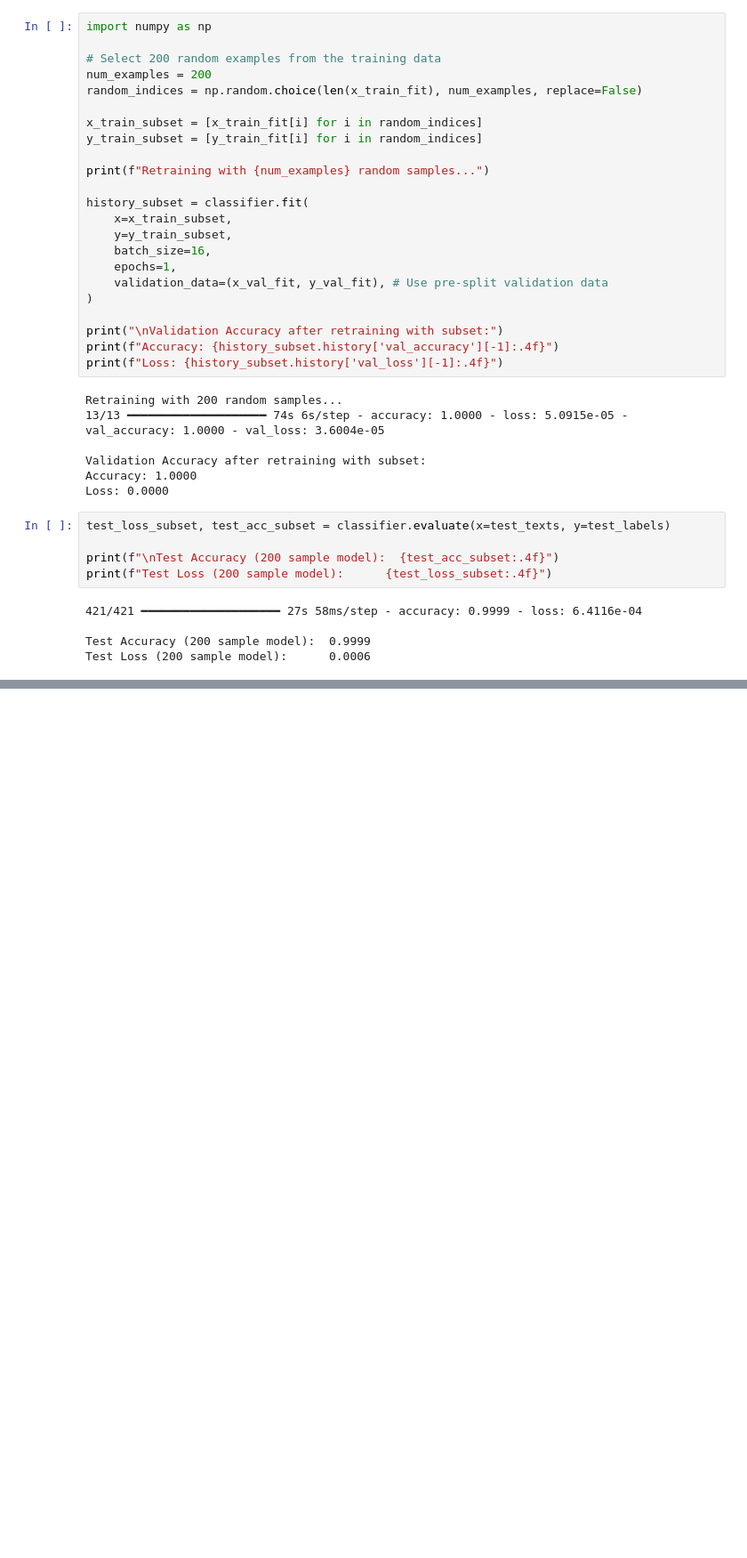
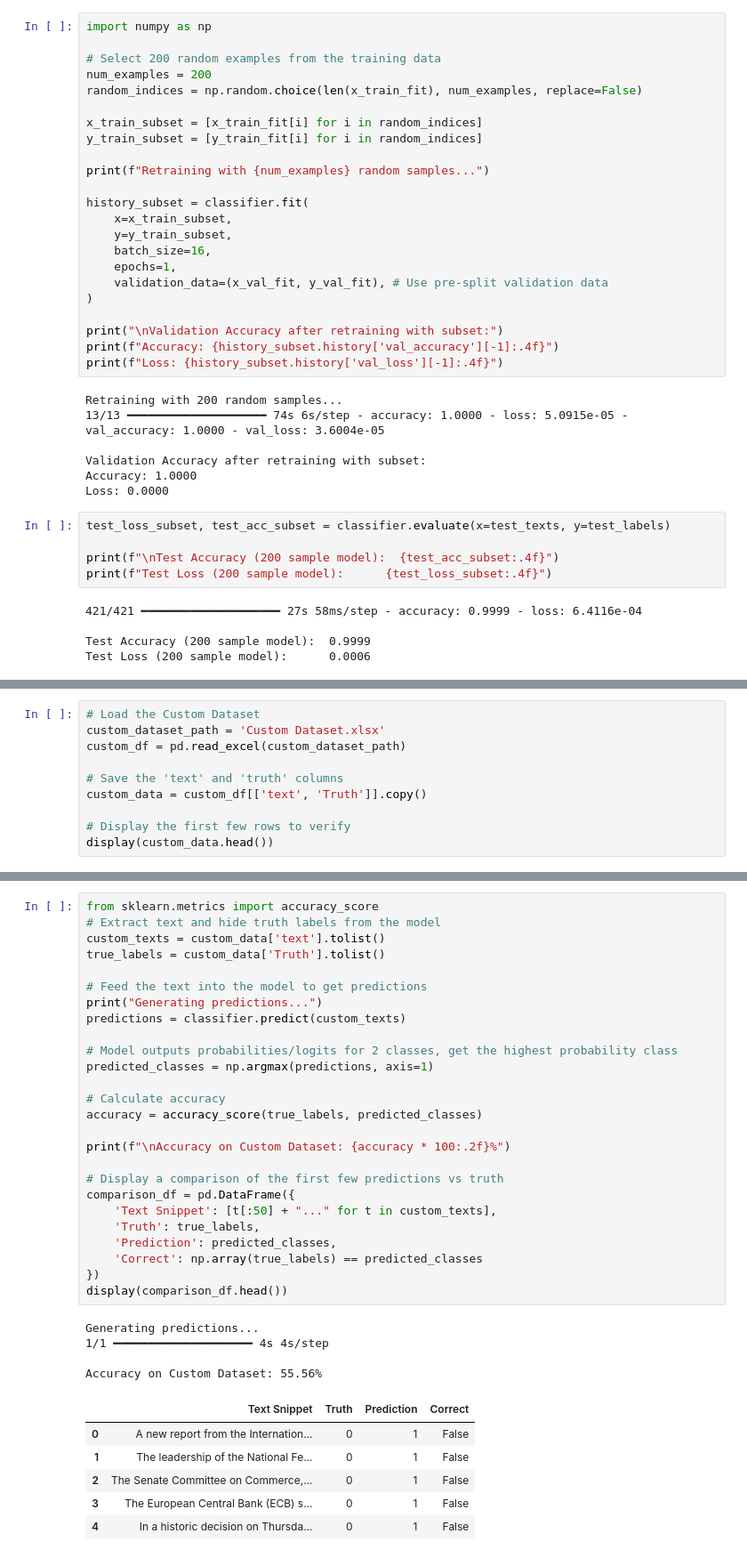
Before and after one commit to amangang3/HODL, a Jupyter notebook: BERT.ipynb, the cells around one changed output, grey strips where cells are left out. Shown at 89% size. Cells and saved outputs as stored; diff of their text form; blank space fills up the shorter version.

Commit message:
added custom dataset results

```diff
--- a/BERT.ipynb
+++ b/BERT.ipynb
@@ -409,0 +412,10 @@ Test Loss (200 sample model):      0.0006
+# %%
+# Load the Custom Dataset
+custom_dataset_path = 'Custom Dataset.xlsx'
+custom_df = pd.read_excel(custom_dataset_path)
+
+# Save the 'text' and 'truth' columns
+custom_data = custom_df[['text', 'Truth']].copy()
+
+# Display the first few rows to verify
+display(custom_data.head())
@@ -409,0 +429,37 @@ Test Loss (200 sample model):      0.0006
+# %%
+from sklearn.metrics import accuracy_score
+# Extract text and hide truth labels from the model
+custom_texts = custom_data['text'].tolist()
+true_labels = custom_data['Truth'].tolist()
+
+# Feed the text into the model to get predictions
+print("Generating predictions...")
+predictions = classifier.predict(custom_texts)
+
+# Model outputs probabilities/logits for 2 classes, get the highest probability class
+predicted_classes = np.argmax(predictions, axis=1)
+
+# Calculate accuracy
+accuracy = accuracy_score(true_labels, predicted_classes)
+
+print(f"\nAccuracy on Custom Dataset: {accuracy * 100:.2f}%")
+
+# Display a comparison of the first few predictions vs truth
+comparison_df = pd.DataFrame({
+    'Text Snippet': [t[:50] + "..." for t in custom_texts],
+    'Truth': true_labels,
+    'Prediction': predicted_classes,
+    'Correct': np.array(true_labels) == predicted_classes
+})
+display(comparison_df.head())
+# %% [output]
+Generating predictions...
+1/1 ━━━━━━━━━━━━━━━━━━━━ 4s 4s/step
+
+Accuracy on Custom Dataset: 55.56%
+|  | Text Snippet | Truth | Prediction | Correct |
+| 0 | A new report from the Internation... | 0 | 1 | False |
+| 1 | The leadership of the National Fe... | 0 | 1 | False |
+| 2 | The Senate Committee on Commerce,... | 0 | 1 | False |
+| 3 | The European Central Bank (ECB) s... | 0 | 1 | False |
+| 4 | In a historic decision on Thursda... | 0 | 1 | False |
```
Also changed, not shown: parts of 6 cells of this notebook.
